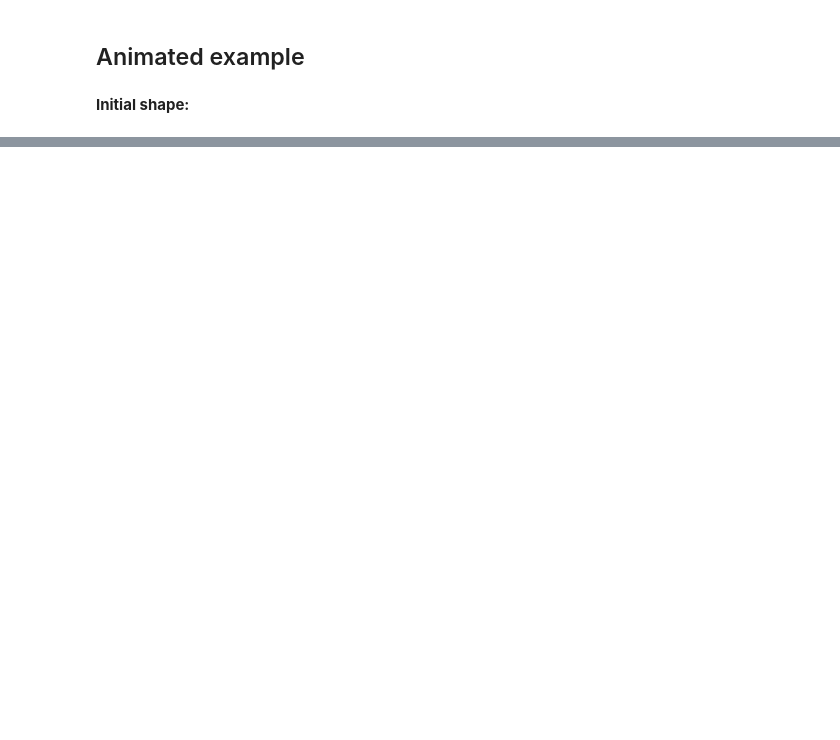
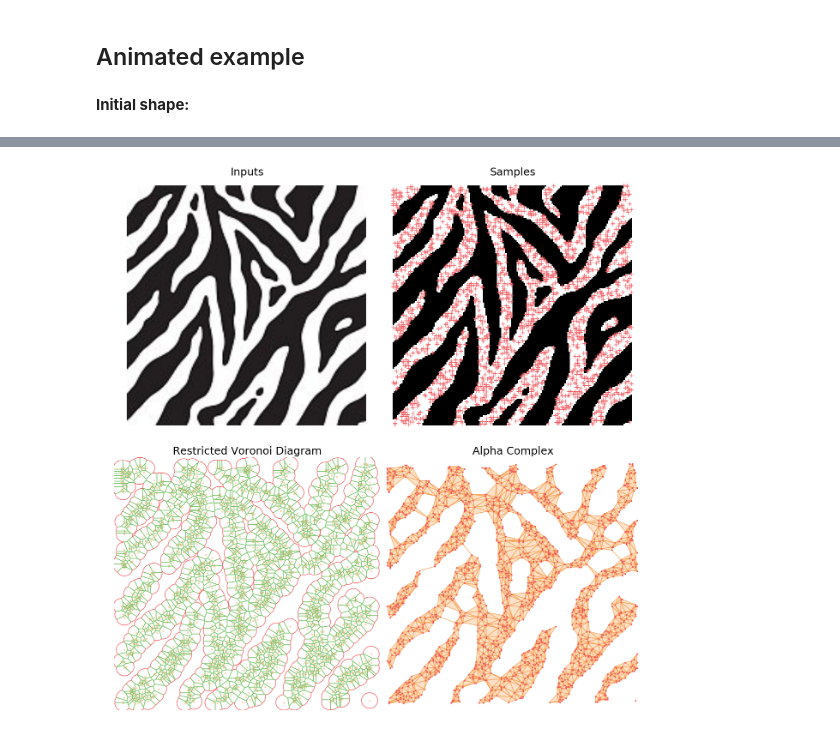
Before and after one commit to ameroyer/ameroyer.github.io, a Jupyter notebook: notebooks/2016_08_01_AlphaComplexes/alpha_complexes.ipynb, the cells around one changed output, grey strips where cells are left out. Cells and saved outputs as stored; diff of their text form; code cells hidden in the pictures; blank space fills up the shorter version.

Commit message:
alpha complexes wip

```diff
--- a/notebooks/2016_08_01_AlphaComplexes/alpha_complexes.ipynb
+++ b/notebooks/2016_08_01_AlphaComplexes/alpha_complexes.ipynb
@@ -647,3 +588,31 @@ plt.show()
 # %% [markdown]
 **Output:**
 <img src="./animation.gif">
+# %%
+plt.rcParams['figure.figsize'] = 16, 16
+fig, ((ax0, ax1), (ax2, ax3)) = plt.subplots(2, 2)#, sharex=True, sharey=True)
+image = imread("cheese.jpg")
+ax0.imshow(image)
+image = image[:, :, 0]
+ax0.set_axis_off()
+ax0.set_title('Inputs', fontsize=18)
+bounding_box, samples = generate_cloud_from_image(2000, image, ax=ax1)
+#bounding_box, samples = generate_cloud_from_text(300, "R", font_path="resources/Starjedi.ttf", ax=ax1)
+ax1.set_title("Samples", fontsize=18)
+# Voronoi
+vor_regions, vor_ridges = voronoi_diagram(samples)
+# Alpha Complex
+r = 5.5
+restricted_voronoi_cells, alpha_complex_edges = alpha_complex(samples, vor_regions, vor_ridges, r)
+plot_restricted_voronoi_diagram(ax2, restricted_voronoi_cells, r)
+ax2.set_xlim([bounding_box[0] - 5, bounding_box[1] + 5])
+ax2.set_ylim([bounding_box[2] - 5, bounding_box[3] + 5])
+plot_alpha_complex(ax3, np.array([x[0] for x in restricted_voronoi_cells]), alpha_complex_edges)
+ax3.set_xlim([bounding_box[0] - 5, bounding_box[1] + 5])
+ax3.set_ylim([bounding_box[2] - 5, bounding_box[3] + 5])
+plt.subplots_adjust(wspace=0, hspace=0.1)
+ax0.set_xlim([- 5 +bounding_box[0], bounding_box[1] + 5])
+ax0.set_ylim([bounding_box[2] - 5, bounding_box[3] + 5])
+plt.show()
+# %% [output]
+[figure, added]
```
Also changed, not shown: parts of 19 cells of this notebook, 17 other files.
